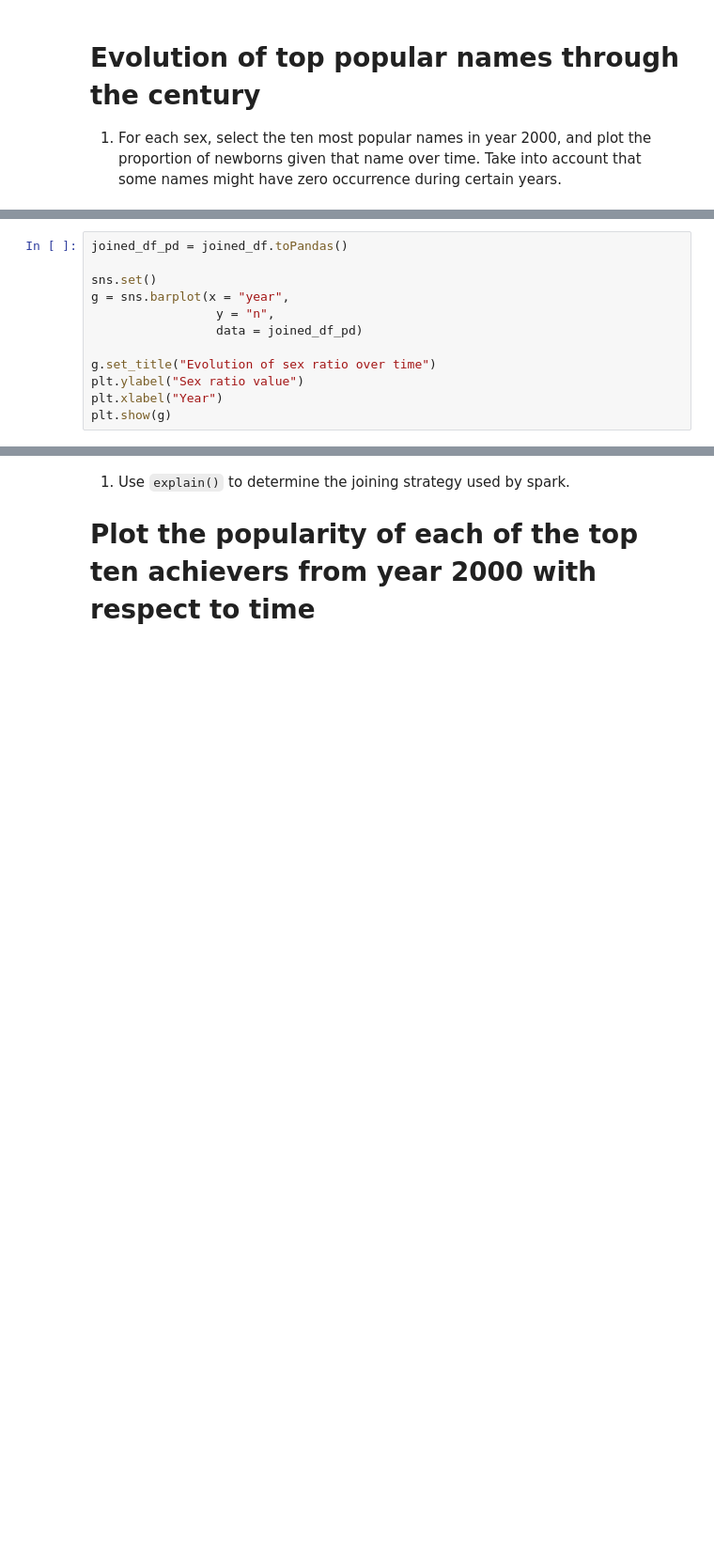
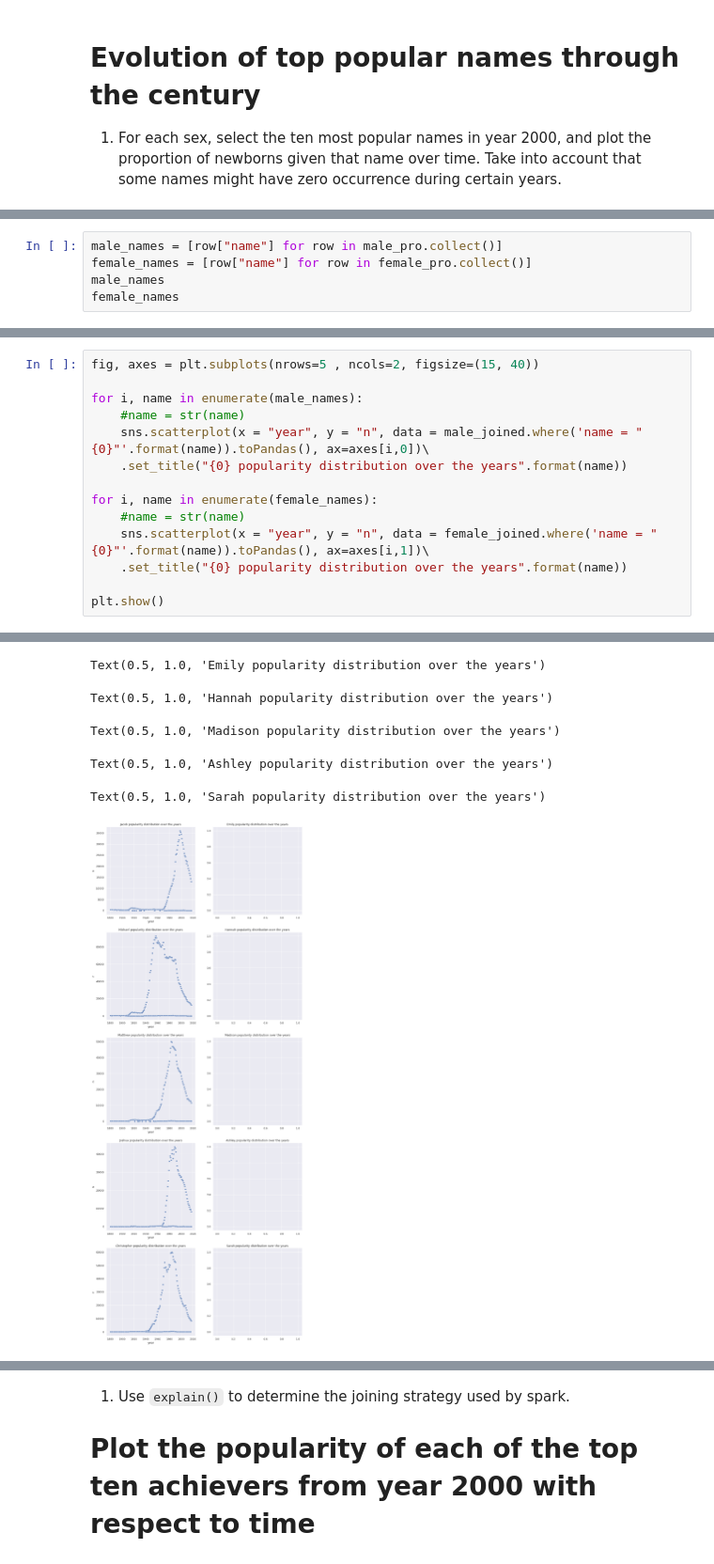
Before and after one commit to JLechuga94/BigData_1, a Jupyter notebook: homework02.ipynb, the cells around one changed output, grey strips where cells are left out. Shown at 94% size. Cells and saved outputs as stored; diff of their text form; blank space fills up the shorter version.

Commit message:
Advances for plot of names

```diff
--- a/homework02.ipynb
+++ b/homework02.ipynb
@@ -577,13 +581 @@ joined_df.show()
 only showing top 20 rows
-# %%
-joined_df_pd = joined_df.toPandas()
-
-sns.set()
-g = sns.barplot(x = "year",
-                 y = "n",
-                 data = joined_df_pd)
-
-g.set_title("Evolution of sex ratio over time")
-plt.ylabel("Sex ratio value")
-plt.xlabel("Year")
-plt.show(g)
@@ -603,0 +582,5 @@ joined_df_pd.head()
+# %%
+male_names = [row["name"] for row in male_pro.collect()]
+female_names = [row["name"] for row in female_pro.collect()]
+male_names
+female_names
@@ -603,0 +590,15 @@ joined_df_pd.head()
+# %%
+fig, axes = plt.subplots(nrows=5 , ncols=2, figsize=(15, 40))
+
+for i, name in enumerate(male_names):
+    #name = str(name)
+    sns.scatterplot(x = "year", y = "n", data = male_joined.where('name = "{0}"'.format(name)).toPandas(), ax=axes[i,0])\
+    .set_title("{0} popularity distribution over the years".format(name))
+
+for i, name in enumerate(female_names):
+    #name = str(name)
+    sns.scatterplot(x = "year", y = "n", data = female_joined.where('name = "{0}"'.format(name)).toPandas(), ax=axes[i,1])\
+    .set_title("{0} popularity distribution over the years".format(name))
+
+plt.show()
+# %% [output]
@@ -603,0 +610,6 @@ joined_df_pd.head()
+Text(0.5, 1.0, 'Emily popularity distribution over the years')
+Text(0.5, 1.0, 'Hannah popularity distribution over the years')
+Text(0.5, 1.0, 'Madison popularity distribution over the years')
+Text(0.5, 1.0, 'Ashley popularity distribution over the years')
+Text(0.5, 1.0, 'Sarah popularity distribution over the years')
+[figure, added]
```
Also changed, not shown: parts of 16 cells of this notebook.
